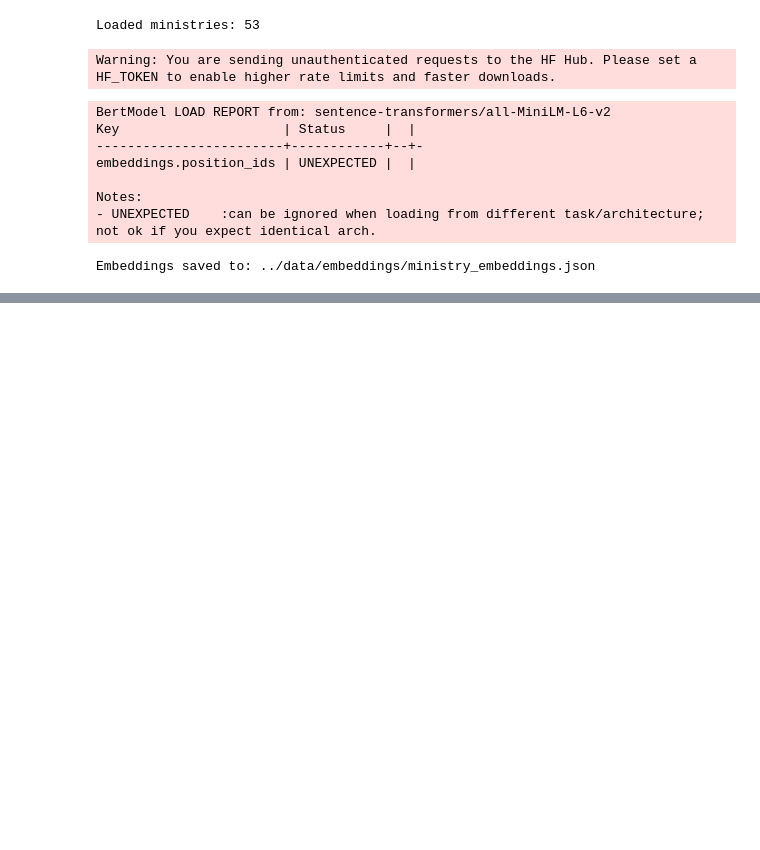
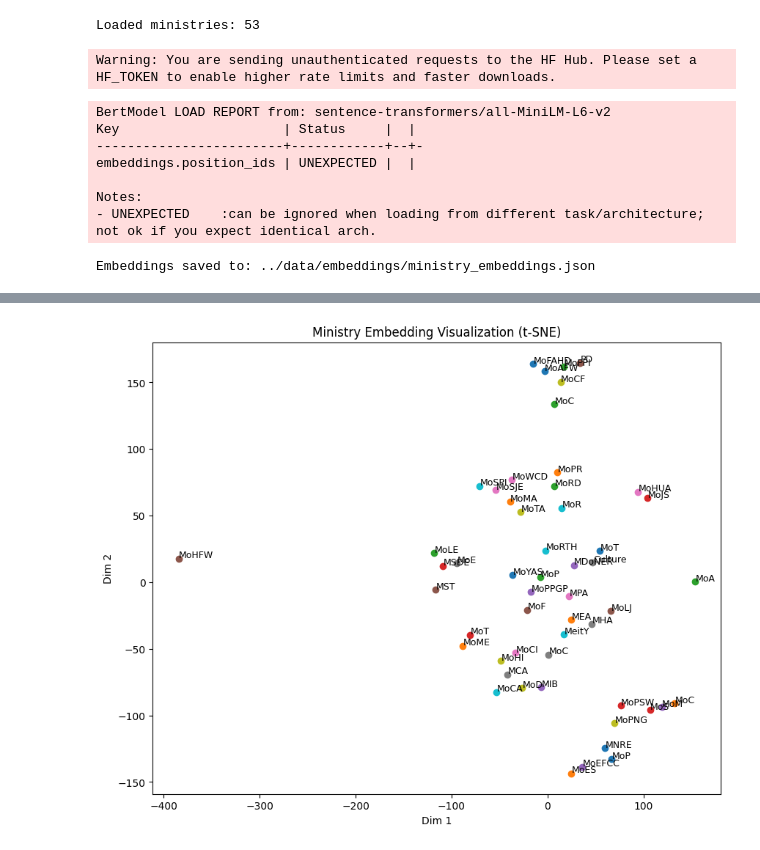
Before and after one commit to DevadattaP/analyse_parliament_transcripts_NLP, a Jupyter notebook: notebooks/ministry_embeddings.ipynb, the cells around one changed output, grey strips where cells are left out. Drawn from its saved outputs; the diff is of its cells as text; code cells hidden in the pictures; blank space fills up the shorter version.

```diff
--- a/notebooks/ministry_embeddings.ipynb
+++ b/notebooks/ministry_embeddings.ipynb
@@ -92,0 +133,24 @@ len(ministry_vectors['Ministry_of_Power_MoP_'])
+# %%
+# get only last _..._ part of the name for better visualization
+names = [name.split("_")[-2] if name.split("_")[-1] == "" else name.split("_")[-1] for name in names]
+# %%
+
+# reduce dimension
+tsne = TSNE(n_components=2, random_state=42, perplexity=5)
+reduced = tsne.fit_transform(vectors)
+# %%
+
+# plot
+plt.figure(figsize=(10,8))
+
+for i, name in enumerate(names):
+    x, y = reduced[i]
+    plt.scatter(x, y)
+    plt.text(x+0.5, y+0.5, name, fontsize=9)
+
+plt.title("Ministry Embedding Visualization (t-SNE)")
+plt.xlabel("Dim 1")
+plt.ylabel("Dim 2")
+plt.show()
+# %% [output]
+[figure, added]
```
Also changed, not shown: parts of 10 cells of this notebook, 5 other files.
